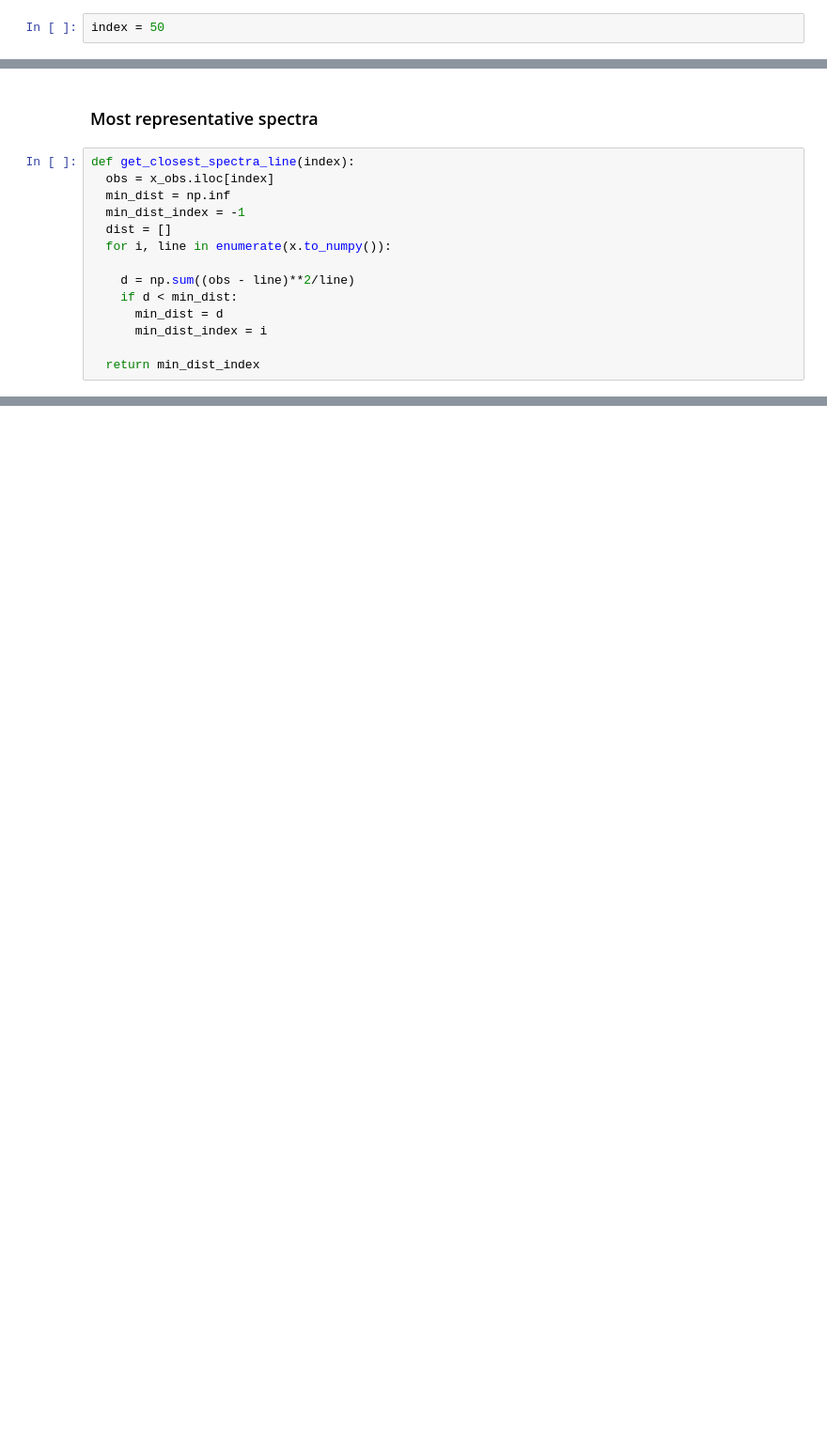
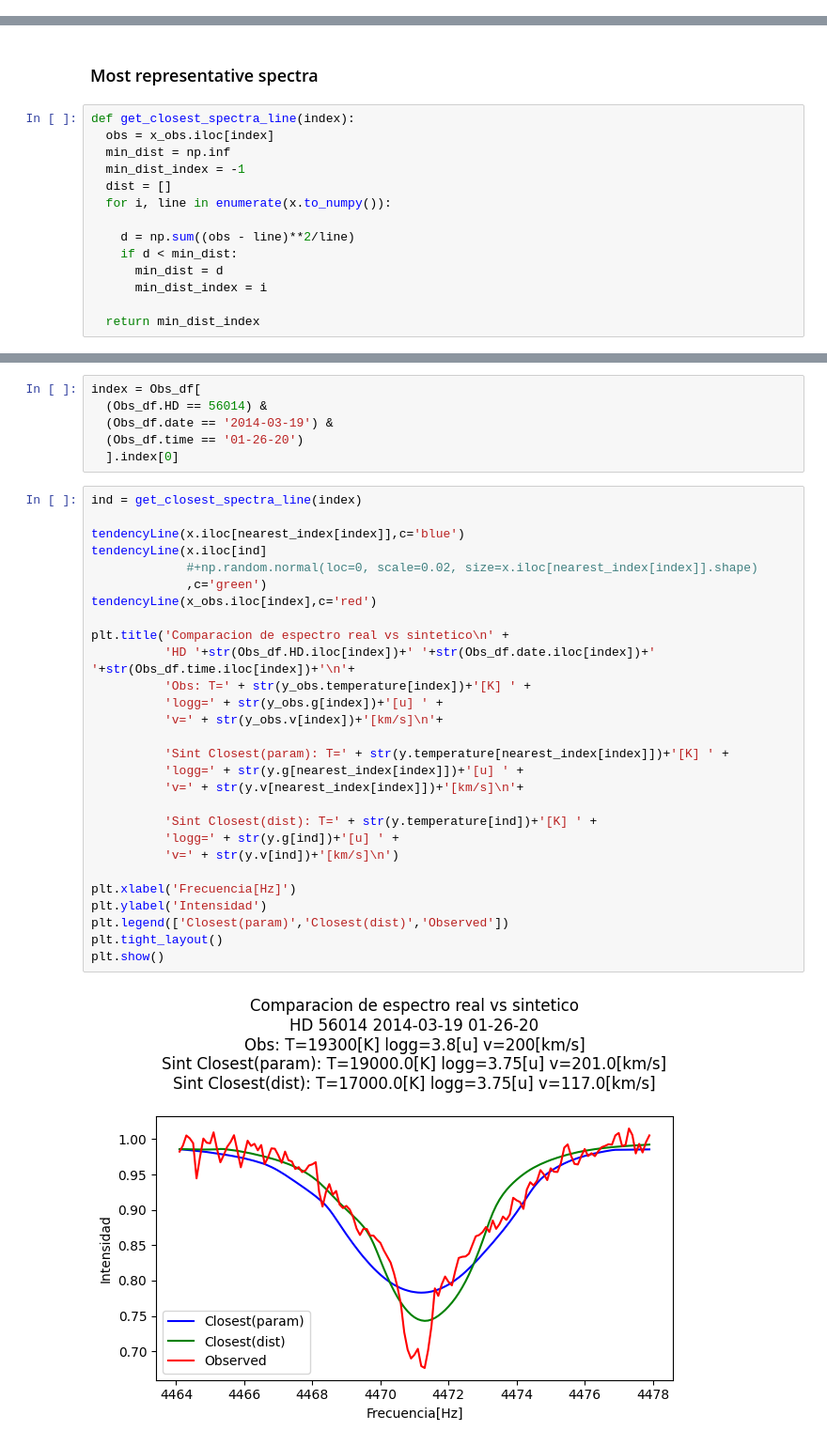
Before and after one commit to chum1ngo/StellarParametraPredictionDeepEnsemble, a Jupyter notebook: Resources/EDA.ipynb, the cells around one changed output, grey strips where cells are left out. Shown at 94% size. Saved outputs shown, nothing was run; the diff lists cells and outputs as text; blank space fills up the shorter version.

Commit message:
EDA: comparacion espectro real vs sinteticos

```diff
--- a/Resources/EDA.ipynb
+++ b/Resources/EDA.ipynb
@@ -334,5 +334,3 @@ for obs_parameters in y_obs.to_numpy():
 nearest_index = []
 for neighbor in nearest:
 	nearest_index.append(y[(y.temperature == neighbor[0]) & (y.g == neighbor[1]) & (y.v == neighbor[2])].index[0])
-# %%
-index = 50
@@ -480,0 +459,36 @@ prediccion:
+# %%
+index = Obs_df[
+  (Obs_df.HD == 56014) &
+  (Obs_df.date == '2014-03-19') &
+  (Obs_df.time == '01-26-20')
+  ].index[0]
+# %%
+ind = get_closest_spectra_line(index)
+
+tendencyLine(x.iloc[nearest_index[index]],c='blue')
+tendencyLine(x.iloc[ind]
+             #+np.random.normal(loc=0, scale=0.02, size=x.iloc[nearest_index[index]].shape)
+             ,c='green')
+tendencyLine(x_obs.iloc[index],c='red')
+
+plt.title('Comparacion de espectro real vs sintetico\n' +
+          'HD '+str(Obs_df.HD.iloc[index])+' '+str(Obs_df.date.iloc[index])+' '+str(Obs_df.time.iloc[index])+'\n'+
+          'Obs: T=' + str(y_obs.temperature[index])+'[K] ' +
+          'logg=' + str(y_obs.g[index])+'[u] ' +
+          'v=' + str(y_obs.v[index])+'[km/s]\n'+
+
+          'Sint Closest(param): T=' + str(y.temperature[nearest_index[index]])+'[K] ' +
+          'logg=' + str(y.g[nearest_index[index]])+'[u] ' +
+          'v=' + str(y.v[nearest_index[index]])+'[km/s]\n'+
+
+          'Sint Closest(dist): T=' + str(y.temperature[ind])+'[K] ' +
+          'logg=' + str(y.g[ind])+'[u] ' +
+          'v=' + str(y.v[ind])+'[km/s]\n')
+
+plt.xlabel('Frecuencia[Hz]')
+plt.ylabel('Intensidad')
+plt.legend(['Closest(param)','Closest(dist)','Observed'])
+plt.tight_layout()
+plt.show()
+# %% [output]
+[figure, added]
```
Also changed, not shown: parts of 22 cells of this notebook.
